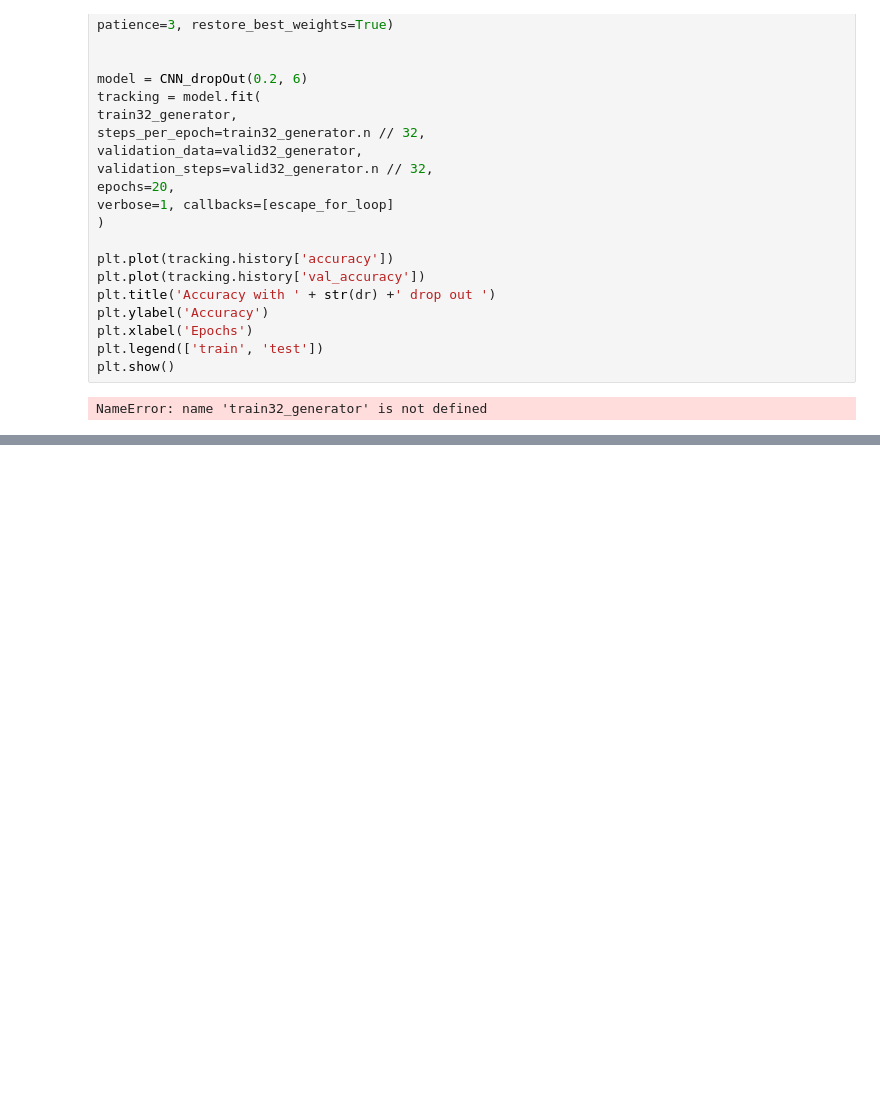
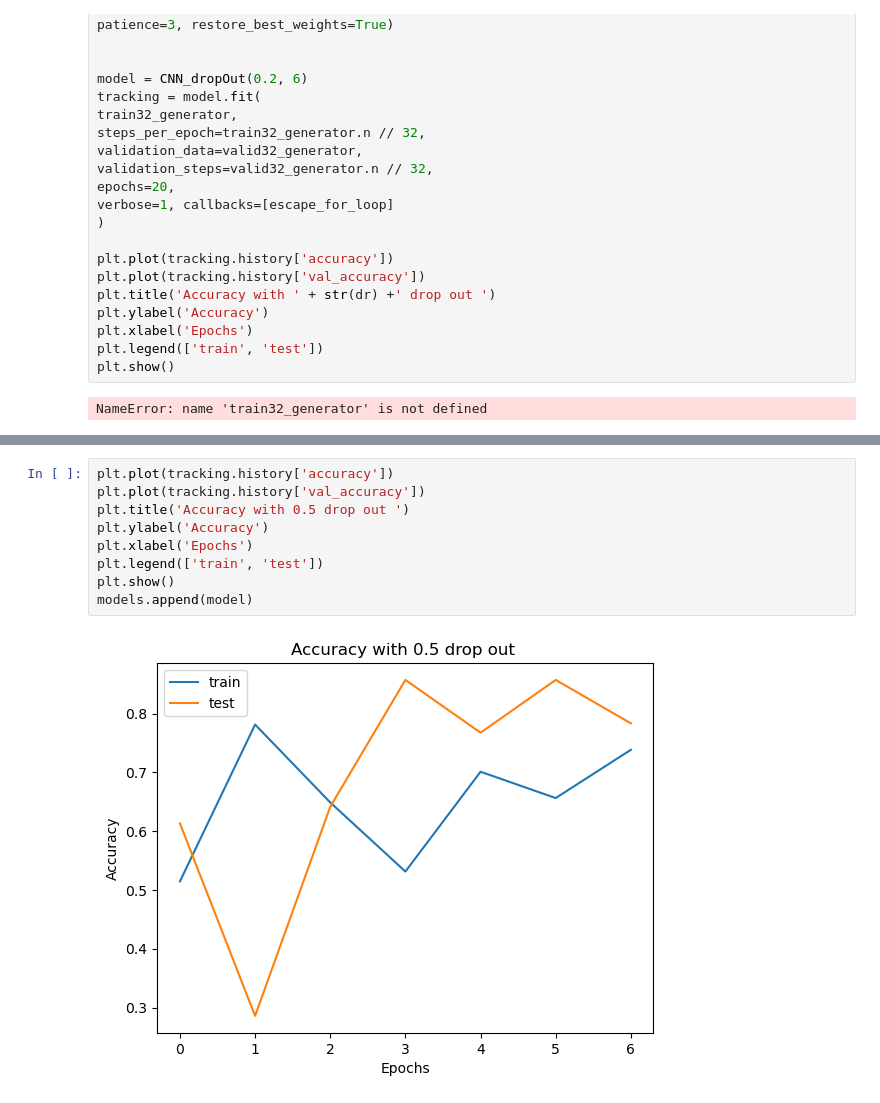
Before and after one commit to khanhtrinh301103/Assignment2_MachineLearning, a Jupyter notebook: Task 1.ipynb, the cells around one changed output, grey strips where cells are left out. Saved outputs shown, nothing was run; the diff lists cells and outputs as text; blank space fills up the shorter version.

```diff
--- a/Task 1.ipynb
+++ b/Task 1.ipynb
@@ -998,0 +1009,11 @@ model = CNN_dropOut(0.5, 6)
+# %%
+plt.plot(tracking.history['accuracy'])
+plt.plot(tracking.history['val_accuracy'])
+plt.title('Accuracy with 0.5 drop out ')
+plt.ylabel('Accuracy')
+plt.xlabel('Epochs')
+plt.legend(['train', 'test'])
+plt.show()
+models.append(model)
+# %% [output]
+[figure, added]
```
Also changed, not shown: parts of 3 cells of this notebook.
